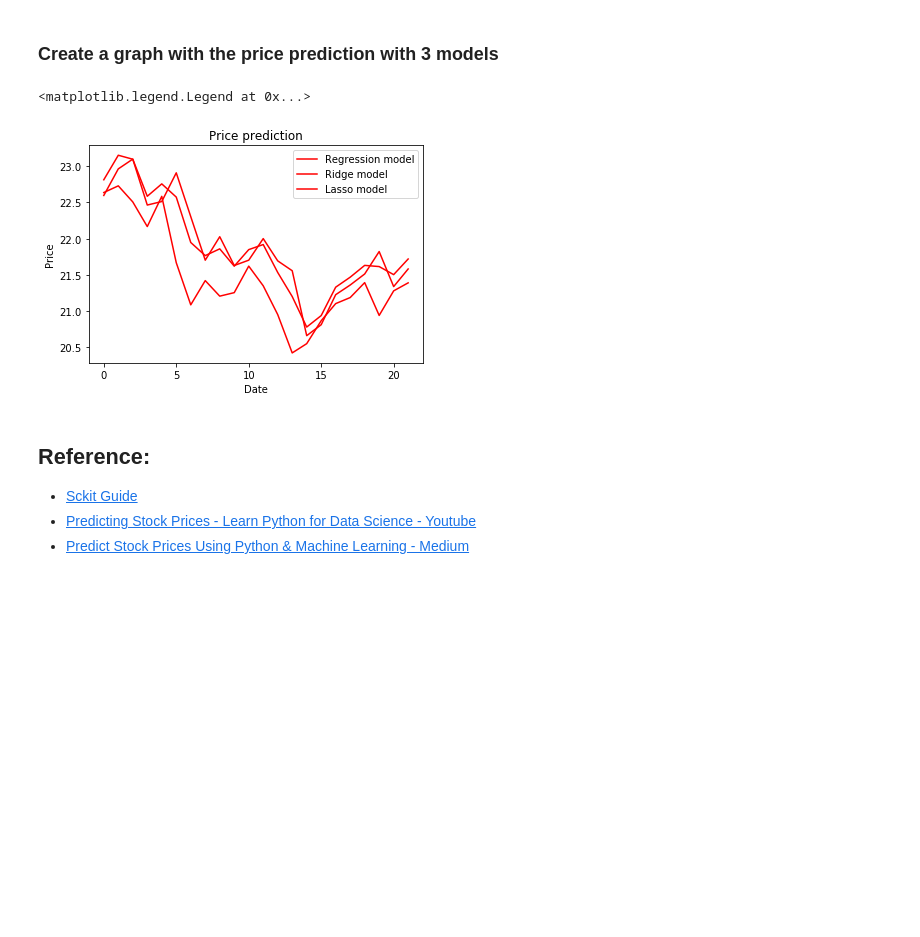
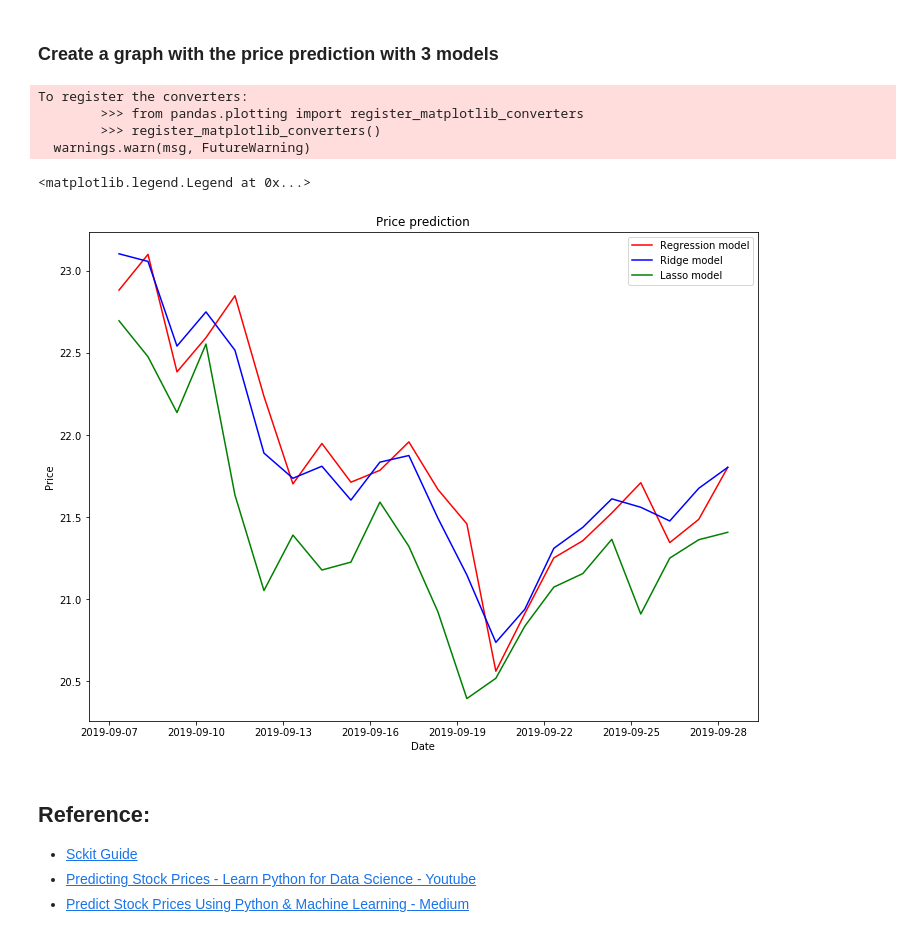
Before and after one commit to ThiagoBfim/price-predict, a Jupyter notebook: Price Prediction.ipynb, the cells around one changed output. Drawn from its saved outputs; the diff is of its cells as text; code cells hidden in the pictures; blank space fills up the shorter version.

Commit message:
Improving the graph

```diff
--- a/Price Prediction.ipynb
+++ b/Price Prediction.ipynb
@@ -130,17 +130,24 @@ models.sort_values(by='Score', ascending=False)
 # %% [markdown]
 ### Create a graph with the price prediction with 3 models
+# %%
+time_predict = end +timedelta(days=days);
+days_array = np.arange(end, time_predict, timedelta(days=1)).astype(datetime)
 # %%
-days_array = np.arange(days)
+fig, ax = plt.subplots(figsize=(12, 9))
 plt.plot(days_array, regressor_predictions, color='red', label = 'Regression model')
-plt.plot(days_array, ridge_predictions, color='red', label = 'Ridge model')
-plt.plot(days_array, lasso_predictions, color='red', label = 'Lasso model')
+plt.plot(days_array, ridge_predictions, color='blue', label = 'Ridge model')
+plt.plot(days_array, lasso_predictions, color='green', label = 'Lasso model')
 plt.xlabel('Date')
 plt.ylabel('Price')
 plt.title('Price prediction')
 plt.legend()
 # %% [output]
-<matplotlib.legend.Legend at 0x...>
+To register the converters:
+        >>> from pandas.plotting import register_matplotlib_converters
+        >>> register_matplotlib_converters()
+  warnings.warn(msg, FutureWarning)
+<matplotlib.legend.Legend at 0x...>
-[figure, old version]
+[figure, new version]
 # %% [markdown]
 ## Reference:
 * [Sckit Guide](https://scikit-learn.org/stable/user_guide.html)
```
Also changed, not shown: parts of 7 cells of this notebook.
